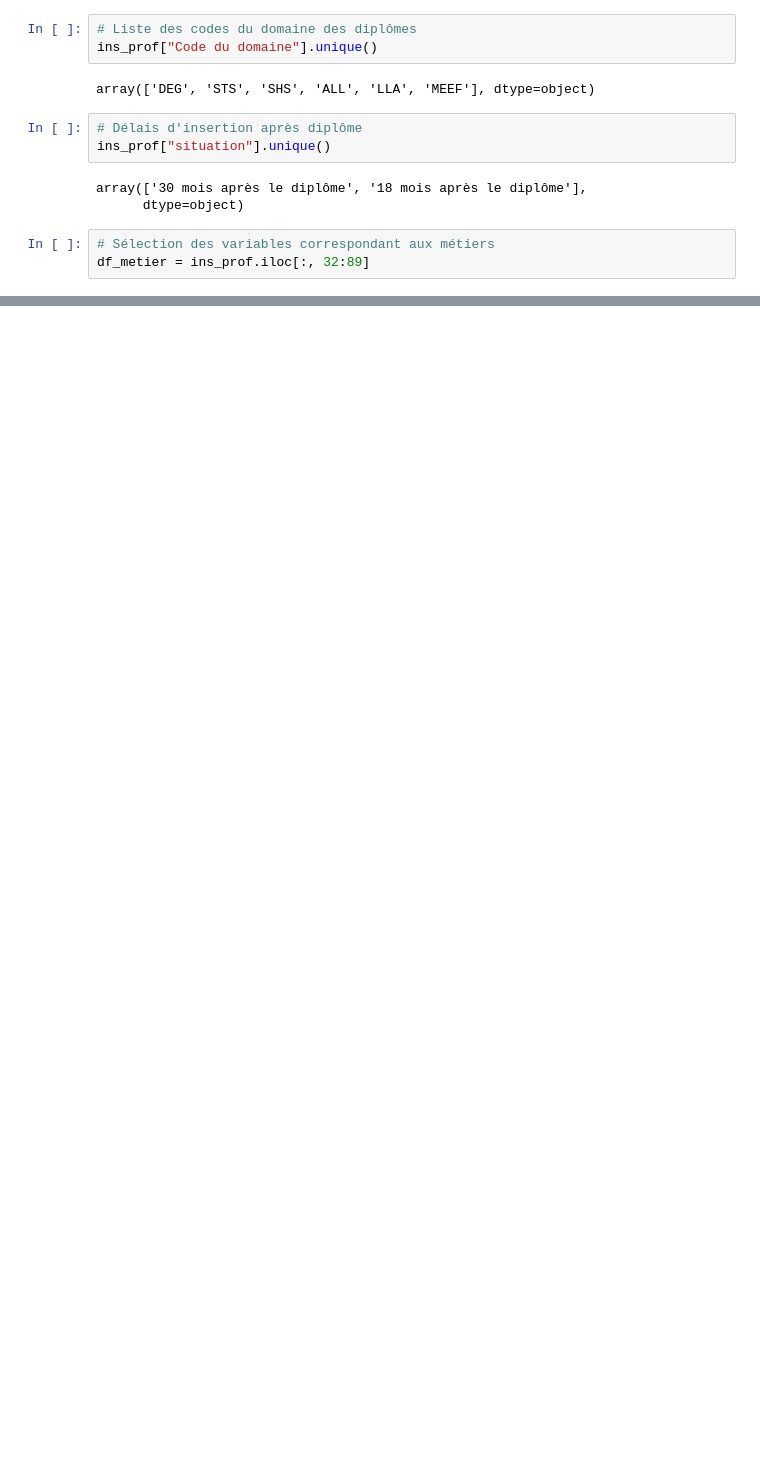
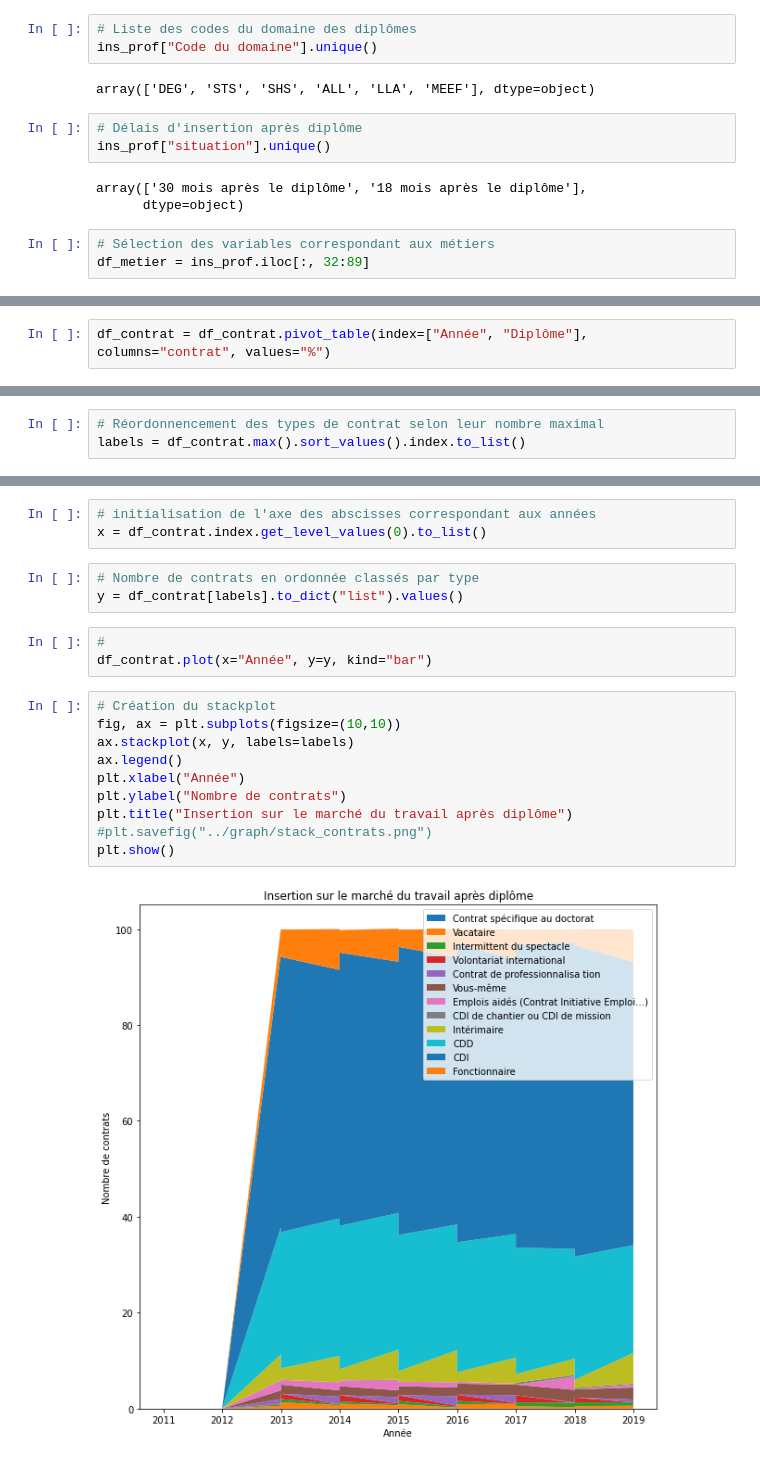
Before and after one commit to smtux/DUDA, a Jupyter notebook: inser_pro/src/pro.ipynb, the cells around one changed output, grey strips where cells are left out. Saved outputs shown, nothing was run; the diff lists cells and outputs as text; blank space fills up the shorter version.

Commit message:
modification du code du projet inser_pro

```diff
--- a/inser_pro/src/pro.ipynb
+++ b/inser_pro/src/pro.ipynb
@@ -145,0 +260,2 @@ msno.matrix(df_contrat)
+# %%
+df_contrat = df_contrat.pivot_table(index=["Année", "Diplôme"], columns="contrat", values="%")
@@ -145,0 +290,3 @@ msno.matrix(df_contrat)
+# %%
+# Réordonnencement des types de contrat selon leur nombre maximal
+labels = df_contrat.max().sort_values().index.to_list()
@@ -145,0 +308,21 @@ msno.matrix(df_contrat)
+# %%
+# initialisation de l'axe des abscisses correspondant aux années
+x = df_contrat.index.get_level_values(0).to_list()
+# %%
+# Nombre de contrats en ordonnée classés par type
+y = df_contrat[labels].to_dict("list").values()
+# %%
+#
+df_contrat.plot(x="Année", y=y, kind="bar")
+# %%
+# Création du stackplot
+fig, ax = plt.subplots(figsize=(10,10))
+ax.stackplot(x, y, labels=labels)
+ax.legend()
+plt.xlabel("Année")
+plt.ylabel("Nombre de contrats")
+plt.title("Insertion sur le marché du travail après diplôme")
+#plt.savefig("../graph/stack_contrats.png")
+plt.show()
+# %% [output]
+[figure, added]
```
Also changed, not shown: parts of 32 cells of this notebook.
